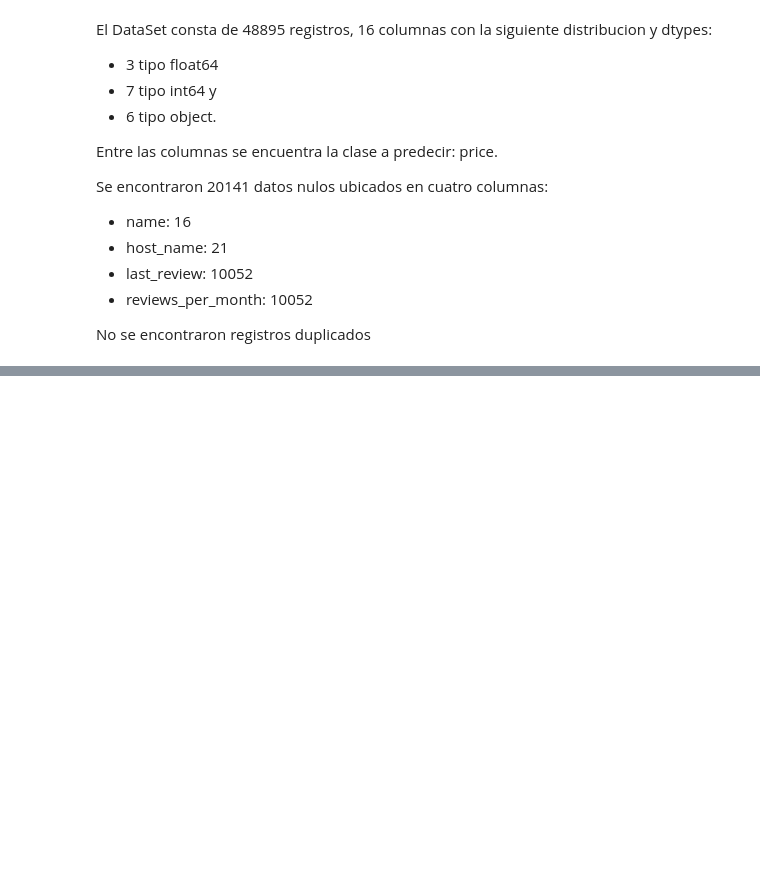
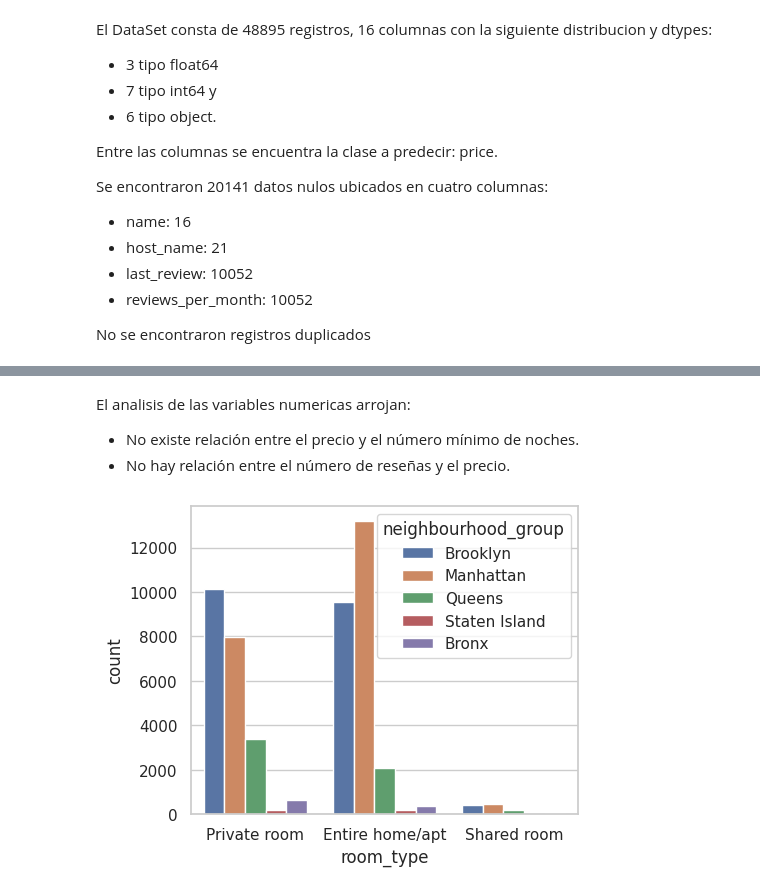
Before and after one commit to Jairo-Almanza/machine-learning-python-template, a Jupyter notebook: src/explore.ipynb, the cells around one changed output, grey strips where cells are left out. Saved outputs shown, nothing was run; the diff lists cells and outputs as text; code cells hidden in the pictures; blank space fills up the shorter version.

```diff
--- a/src/explore.ipynb
+++ b/src/explore.ipynb
@@ -140,0 +287,12 @@ Análisis de variables
+# %% [markdown]
+El analisis de las variables numericas arrojan:
+* No existe relación entre el precio y el número mínimo de noches.
+* No hay relación entre el número de reseñas y el precio.
+# %%
+# Analisis categorico - categorico
+fig, axis = plt.subplots(figsize = (5, 4))
+sns.countplot(data = df_abny, x = "room_type", hue = "neighbourhood_group")
+
+plt.show()
+# %% [output]
+[figure, added]
```
Also changed, not shown: parts of 19 cells of this notebook, 1 other file.
